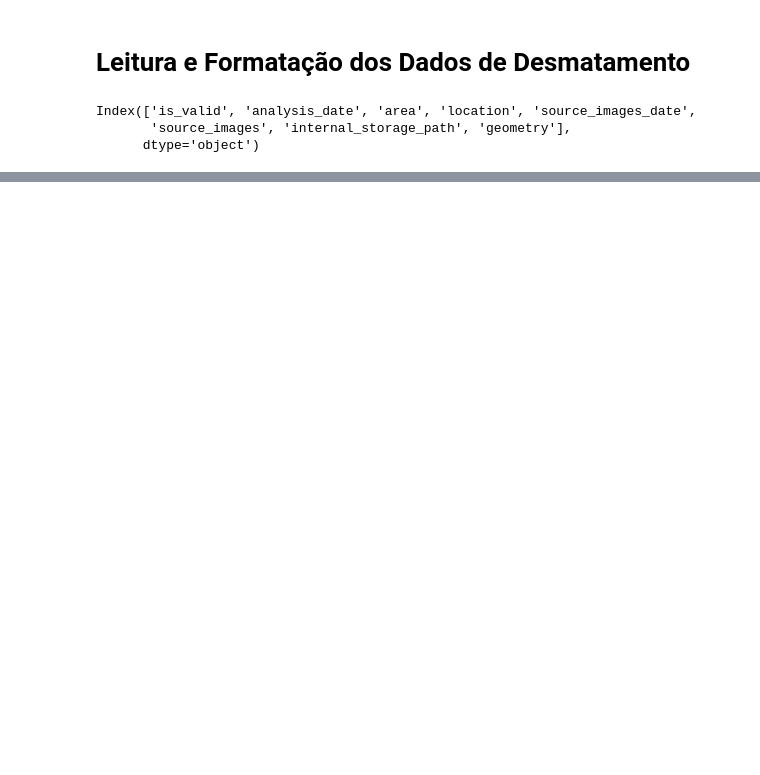
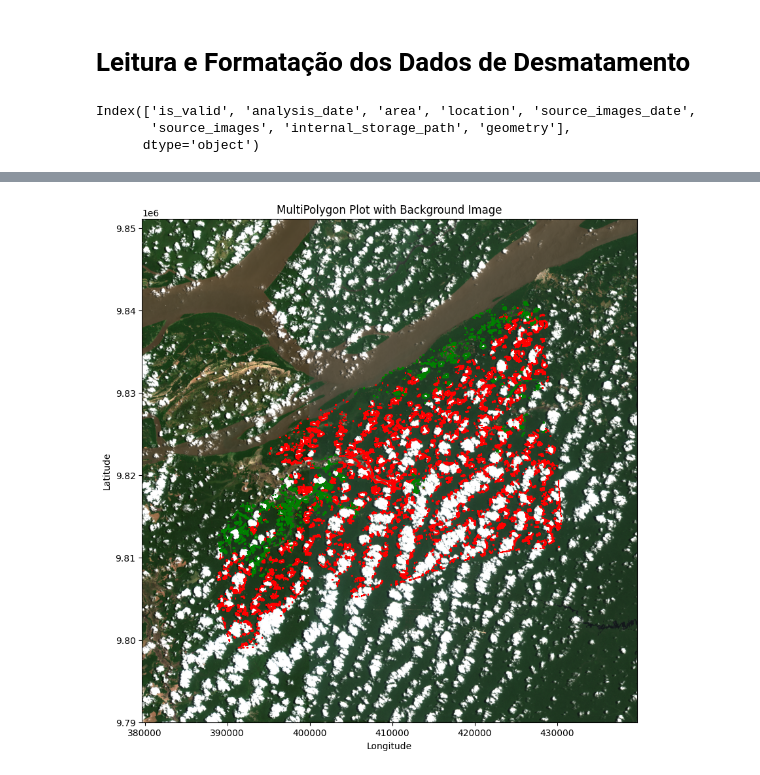
Before and after one commit to Alanbreno/cloud-detection-dissertation, a Jupyter notebook: desmatamento_alertas.ipynb, the cells around one changed output, grey strips where cells are left out. Drawn from its saved outputs; the diff is of its cells as text; code cells hidden in the pictures; blank space fills up the shorter version.

```diff
--- a/desmatamento_alertas.ipynb
+++ b/desmatamento_alertas.ipynb
@@ -8,8 +8,9 @@ import os
 import rasterio
 import pandas as pd
 
+
 # Carregar o arquivo GeoPackage
-gdf = gpd.read_file(r"G:\Meu Drive\Desmatamento - Alertas [2024-11]\deforestation_alerts_awa.gpkg")
+gdf = gpd.read_file(r"C:\Users\alanb\Documents\Desmatamento - Alertas [2024-11]\deforestation_alerts_awa.gpkg")
 gdf.columns
 # %% [output]
 Index(['is_valid', 'analysis_date', 'area', 'location', 'source_images_date',
@@ -227,49 +67,61 @@ import rasterio
 from shapely.geometry import MultiPolygon
 from shapely.ops import transform
 from pyproj import Proj, Transformer
+import numpy as np
 
-# Supondo que row['geometry'] seja um objeto MultiPolygon
-multipolygon = row['geometry']
+gdf_local = gdf[(gdf['analysis_date'] == '2023-09-20')].reset_index(drop=True)
 
 # Caminho para a imagem
-image_path = r"C:\Users\alanb\Documents\TCI_merged.tiff"
+image_path = f"G:/Meu Drive/Desmatamento_Arquivos/awa/{gdf_local['internal_storage_path'][0]}/TCI_merged.tiff"
 
 # Ler a imagem usando rasterio
 with rasterio.open(image_path) as src:
-    image = src.read([1, 2, 3])  # Ler as três primeiras bandas (RGB)
+    image = src.read([1, 2, 3]).transpose(1,2,0)  # Ler as três primeiras bandas (RGB)
     extent = [src.bounds.left, src.bounds.right, src.bounds.bottom, src.bounds.top]
     image_crs = src.crs  # Sistema de coordenadas da imagem
 
 # Sistema de coordenadas dos polígonos (supondo que seja WGS84)
 polygons_crs = 'EPSG:4326'
 
 # Criar um transformador para converter as coordenadas
 transformer = Transformer.from_crs(polygons_crs, image_crs, always_xy=True)
 
 # Função para transformar as coordenadas dos polígonos
 def transform_polygon(polygon):
     return transform(transformer.transform, polygon)
 
-# Transformar os polígonos para o sistema de coordenadas da imagem
-transformed_multipolygon = MultiPolygon([transform_polygon(polygon) for polygon in multipolygon.geoms])
+# Supondo que row['geometry'] seja um objeto MultiPolygon
+#multipolygon = gdf_awa['geometry'][0]
 
 # Criar uma figura e um eixo
 fig, ax = plt.subplots(figsize=(10, 10))
 
 # Plotar a imagem de fundo
-ax.imshow(image.transpose(1, 2, 0), extent=extent)
+ax.imshow(np.squeeze(image), extent=extent)
 
-# Plotar cada polígono no MultiPolygon transformado
-for polygon in transformed_multipolygon.geoms:
-    x, y = polygon.exterior.xy
-    ax.plot(x, y, color='red')
-    print(x, y)
+for i in range(len(gdf_local)):
+    multipolygon = gdf_local['geometry'][i]
+
+    # Transformar os polígonos para o sistema de coordenadas da imagem
+    transformed_multipolygon = MultiPolygon([transform_polygon(polygon) for polygon in multipolygon.geoms])
+
+    color = 'red'
+
+    if gdf_local['is_valid'][i] == True:
+        color = 'green'
+    # Plotar cada polígono no MultiPolygon transformado
+    for polygon in transformed_multipolygon.geoms:
+        x, y = polygon.exterior.xy
+        ax.plot(x, y, color=color)
+        #print(x, y)
 
 # Configurar os eixos
 ax.set_aspect('equal')
 plt.xlabel('Longitude')
 plt.ylabel('Latitude')
 plt.title('MultiPolygon Plot with Background Image')
 
 # Mostrar o gráfico
 plt.show()
+# %% [output]
+[figure, added]
```
Also changed, not shown: parts of 12 cells of this notebook.
